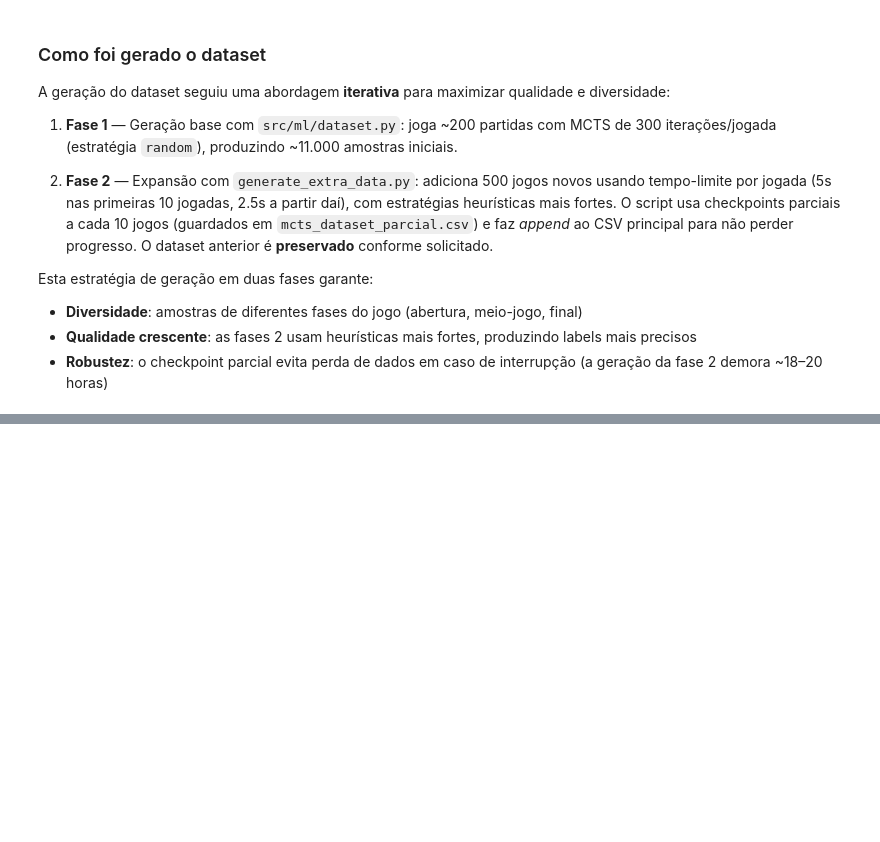
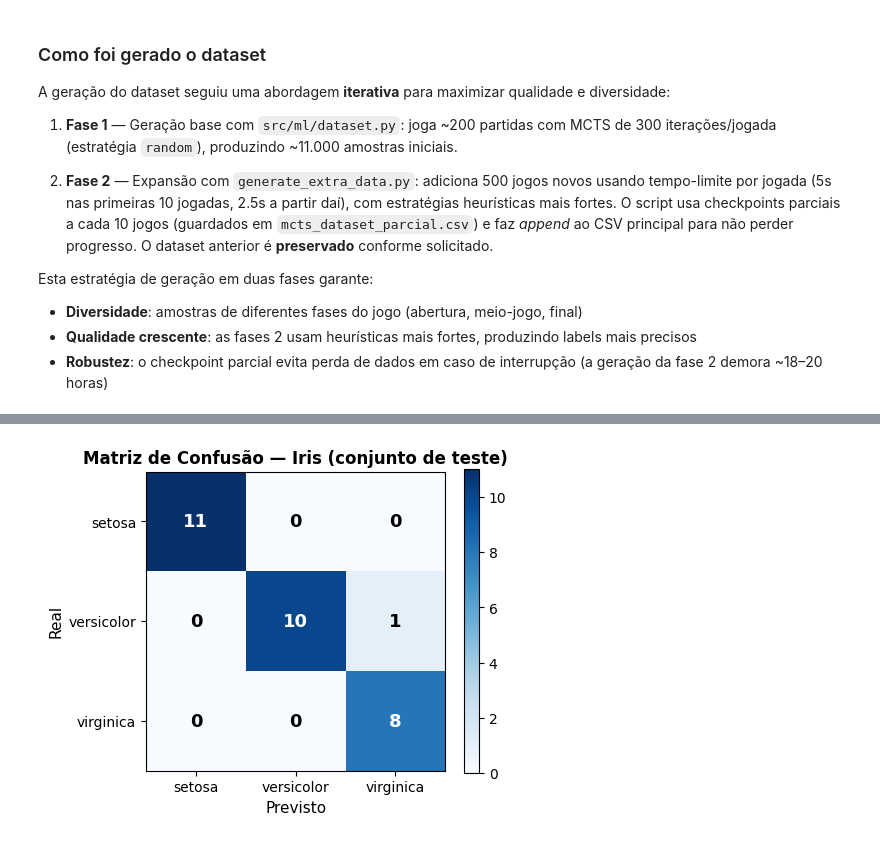
Before and after one commit to bruno-barros21/IAPopOut, a Jupyter notebook: IAPopOut (3).ipynb, the cells around one changed output, grey strips where cells are left out. Drawn from its saved outputs; the diff is of its cells as text; code cells hidden in the pictures; blank space fills up the shorter version.

```diff
--- a/IAPopOut (3).ipynb
+++ b/IAPopOut (3).ipynb
@@ -1470,0 +1554,43 @@ Lógica central do script:
+# %%
+# ── Matriz de confusão ────────────────────────────────────────────────────────
+import matplotlib.pyplot as plt
+import numpy as np
+import os
+FIGURES_DIR = os.path.join('outputs', 'figures')
+os.makedirs(FIGURES_DIR, exist_ok=True)
+preds_iris = tree_iris.predict(X_test_iris)
+
+# Constrói a matriz manualmente (sem sklearn)
+classes = label_names_iris
+n = len(classes)
+cm = np.zeros((n, n), dtype=int)
+class_idx = {c: i for i, c in enumerate(classes)}
+
+for true, pred in zip(y_test_iris, preds_iris):
+    cm[class_idx[true]][class_idx[pred]] += 1
+
+fig, ax = plt.subplots(figsize=(5, 4))
+im = ax.imshow(cm, cmap='Blues')
+
+ax.set_xticks(range(n))
+ax.set_yticks(range(n))
+short = [c.replace('Iris-', '') for c in classes]
+ax.set_xticklabels(short, fontsize=10)
+ax.set_yticklabels(short, fontsize=10)
+ax.set_xlabel('Previsto',  fontsize=11)
+ax.set_ylabel('Real',      fontsize=11)
+ax.set_title('Matriz de Confusão — Iris (conjunto de teste)', fontweight='bold')
+
+for i in range(n):
+    for j in range(n):
+        ax.text(j, i, str(cm[i, j]),
+                ha='center', va='center',
+                color='white' if cm[i, j] > cm.max() / 2 else 'black',
+                fontsize=13, fontweight='bold')
+
+plt.colorbar(im, ax=ax)
+plt.tight_layout()
+plt.savefig(os.path.join(FIGURES_DIR, 'iris_confusion.png'), dpi=150, bbox_inches='tight')
+plt.show()
+# %% [output]
+[figure, added]
```
Also changed, not shown: parts of 4 cells of this notebook.
